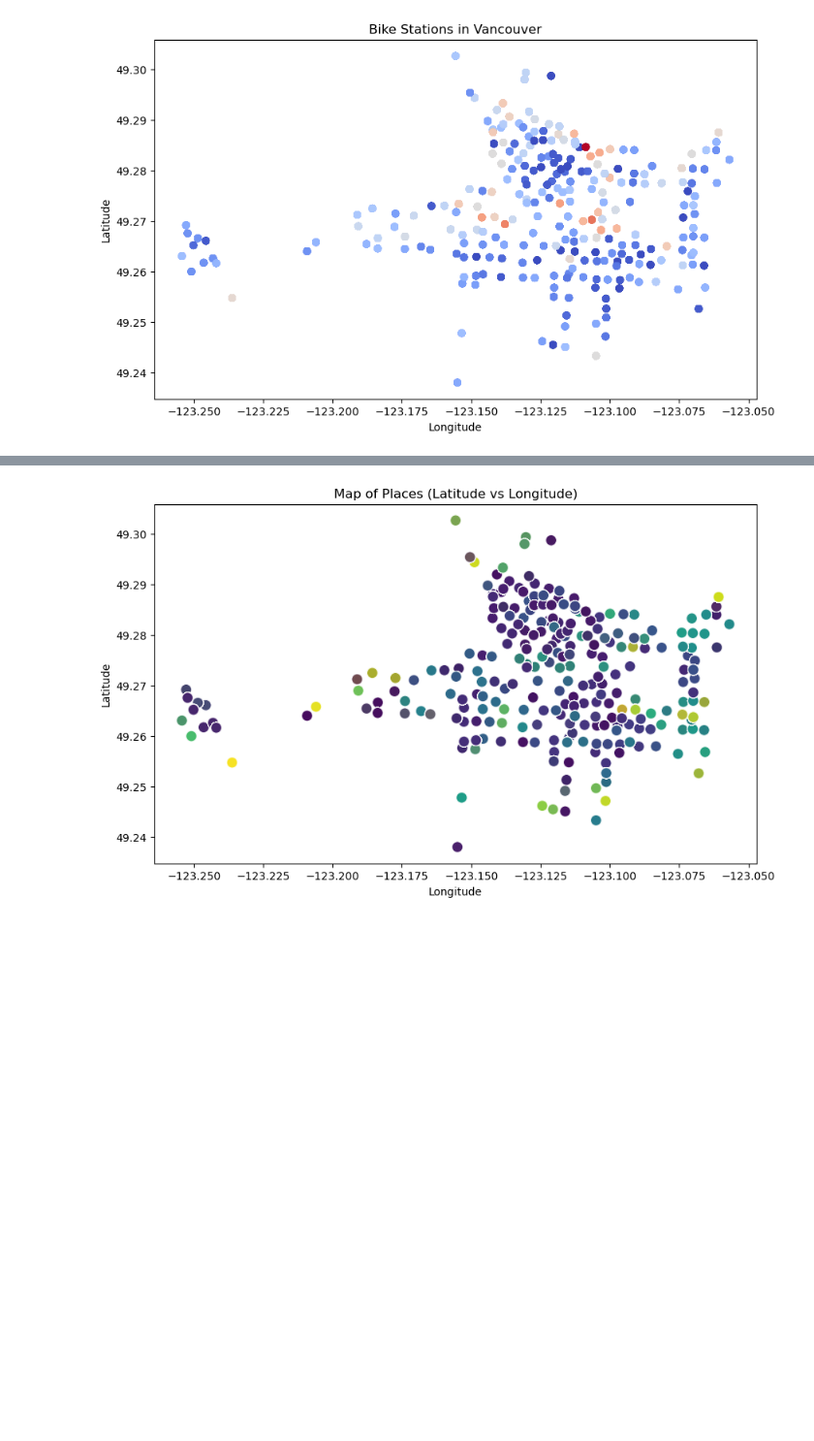
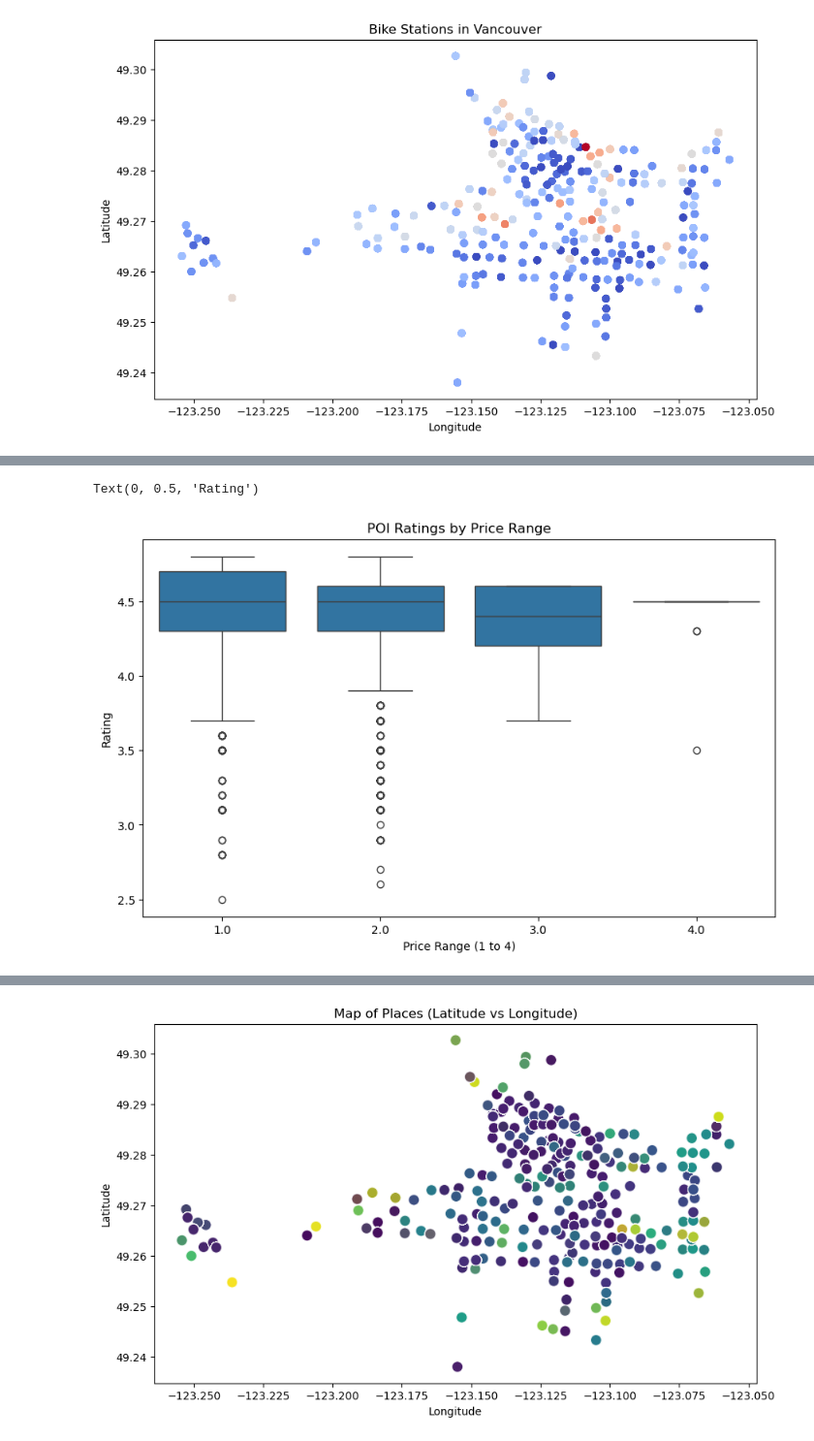
Before and after one commit to AlinaTendler/LHL-Project-2-Statistical-Modelling-with-Python, a Jupyter notebook: notebooks/3_joining_data.ipynb, the cells around one changed output, grey strips where cells are left out. Shown: that part at 97% size. Drawn from its saved outputs; the diff is of its cells as text; code cells hidden in the pictures; blank space fills up the shorter version.

```diff
--- a/notebooks/3_joining_data.ipynb
+++ b/notebooks/3_joining_data.ipynb
@@ -115,0 +114,11 @@ Text(0, 0.5, 'POI Category')
+# %%
+# Boxplot: Price Range vs. Ratings
+
+plt.figure(figsize=(10, 6))
+sns.boxplot(x=citybike_yelp_df["Price Range"], y=citybike_yelp_df["Rating"])
+plt.title("POI Ratings by Price Range")
+plt.xlabel("Price Range (1 to 4)")
+plt.ylabel("Rating")
+# %% [output]
+Text(0, 0.5, 'Rating')
+[figure, added]
```
Also changed, not shown: parts of 3 cells of this notebook.
